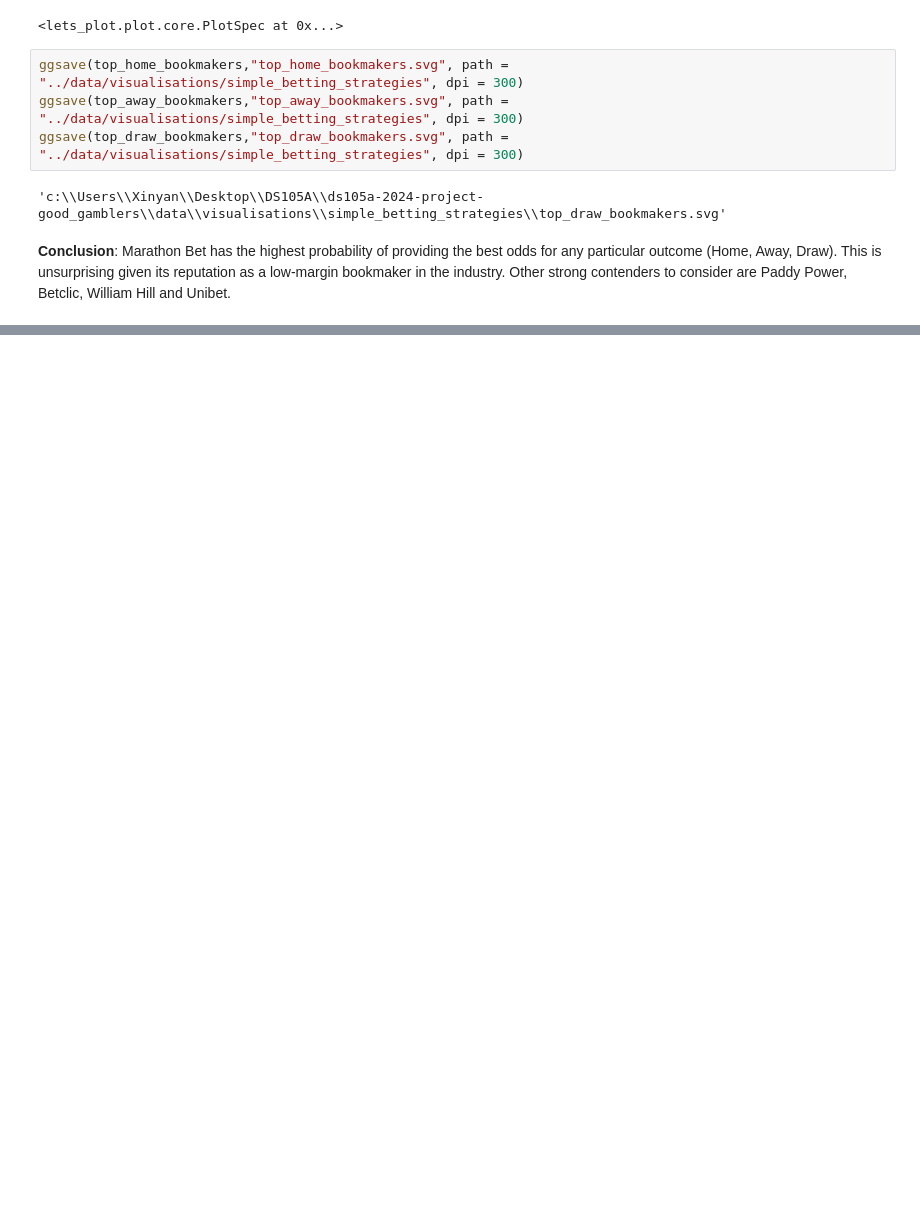
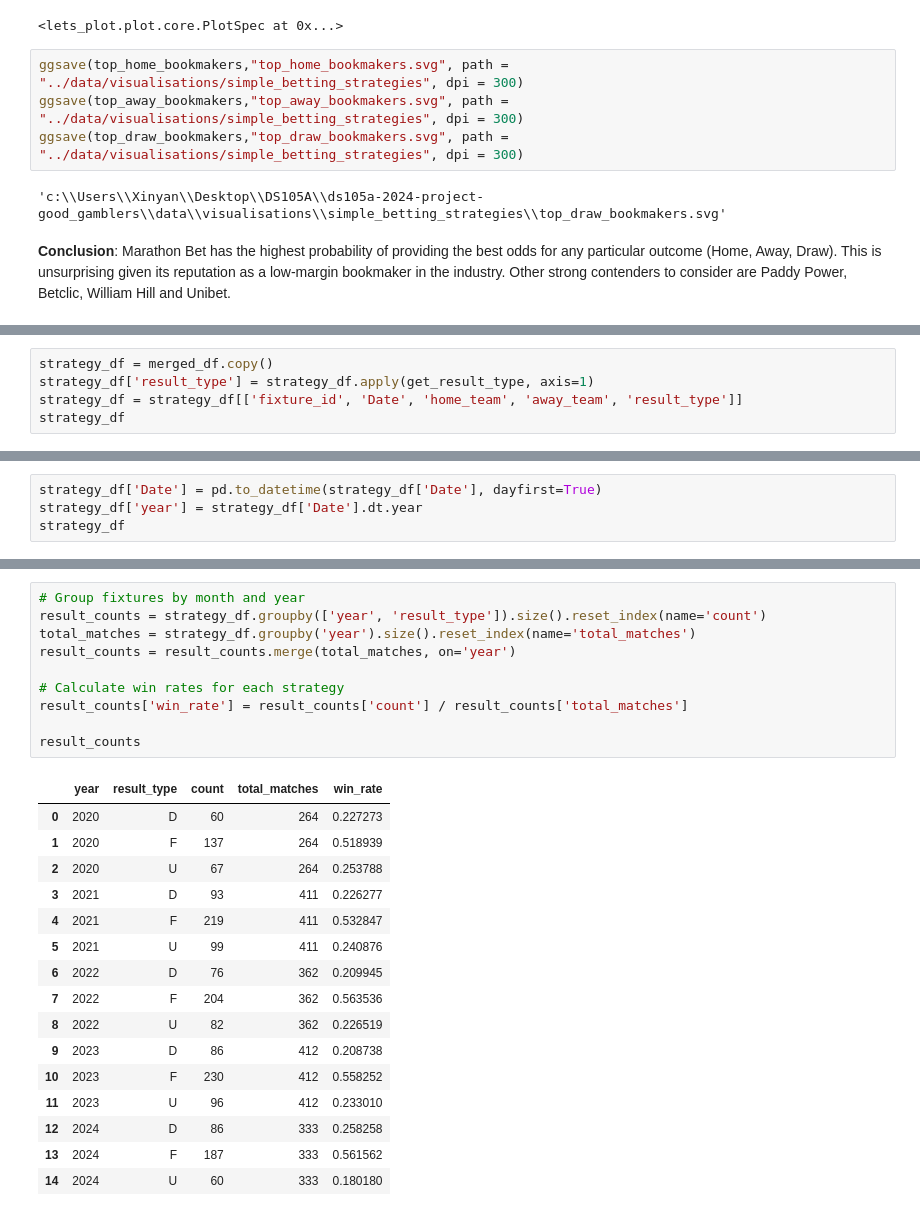
Before and after one commit to thoomkuzhymatthew/EPL_arb_betting, a Jupyter notebook: code/NB03-Simple_Betting_Strategies.ipynb, the cells around one changed output, grey strips where cells are left out. Saved outputs shown, nothing was run; the diff lists cells and outputs as text; blank space fills up the shorter version.

```diff
--- a/code/NB03-Simple_Betting_Strategies.ipynb
+++ b/code/NB03-Simple_Betting_Strategies.ipynb
@@ -177,0 +213,5 @@ ggsave(top_draw_bookmakers,"top_draw_bookmakers.svg", path = "../data/visualisat
+# %%
+strategy_df = merged_df.copy()
+strategy_df['result_type'] = strategy_df.apply(get_result_type, axis=1)
+strategy_df = strategy_df[['fixture_id', 'Date', 'home_team', 'away_team', 'result_type']]
+strategy_df
@@ -177,0 +234,4 @@ ggsave(top_draw_bookmakers,"top_draw_bookmakers.svg", path = "../data/visualisat
+# %%
+strategy_df['Date'] = pd.to_datetime(strategy_df['Date'], dayfirst=True)
+strategy_df['year'] = strategy_df['Date'].dt.year
+strategy_df
@@ -177,0 +252,27 @@ ggsave(top_draw_bookmakers,"top_draw_bookmakers.svg", path = "../data/visualisat
+# %%
+# Group fixtures by month and year
+result_counts = strategy_df.groupby(['year', 'result_type']).size().reset_index(name='count')
+total_matches = strategy_df.groupby('year').size().reset_index(name='total_matches')
+result_counts = result_counts.merge(total_matches, on='year')
+
+# Calculate win rates for each strategy
+result_counts['win_rate'] = result_counts['count'] / result_counts['total_matches']
+
+result_counts
+# %% [output]
+|  | year | result_type | count | total_matches | win_rate |
+| 0 | 2020 | D | 60 | 264 | 0.227273 |
+| 1 | 2020 | F | 137 | 264 | 0.518939 |
+| 2 | 2020 | U | 67 | 264 | 0.253788 |
+| 3 | 2021 | D | 93 | 411 | 0.226277 |
+| 4 | 2021 | F | 219 | 411 | 0.532847 |
+| 5 | 2021 | U | 99 | 411 | 0.240876 |
+| 6 | 2022 | D | 76 | 362 | 0.209945 |
+| 7 | 2022 | F | 204 | 362 | 0.563536 |
+| 8 | 2022 | U | 82 | 362 | 0.226519 |
+| 9 | 2023 | D | 86 | 412 | 0.208738 |
+| 10 | 2023 | F | 230 | 412 | 0.558252 |
+| 11 | 2023 | U | 96 | 412 | 0.233010 |
+| 12 | 2024 | D | 86 | 333 | 0.258258 |
+| 13 | 2024 | F | 187 | 333 | 0.561562 |
+| 14 | 2024 | U | 60 | 333 | 0.180180 |
```
Also changed, not shown: parts of 25 cells of this notebook.
